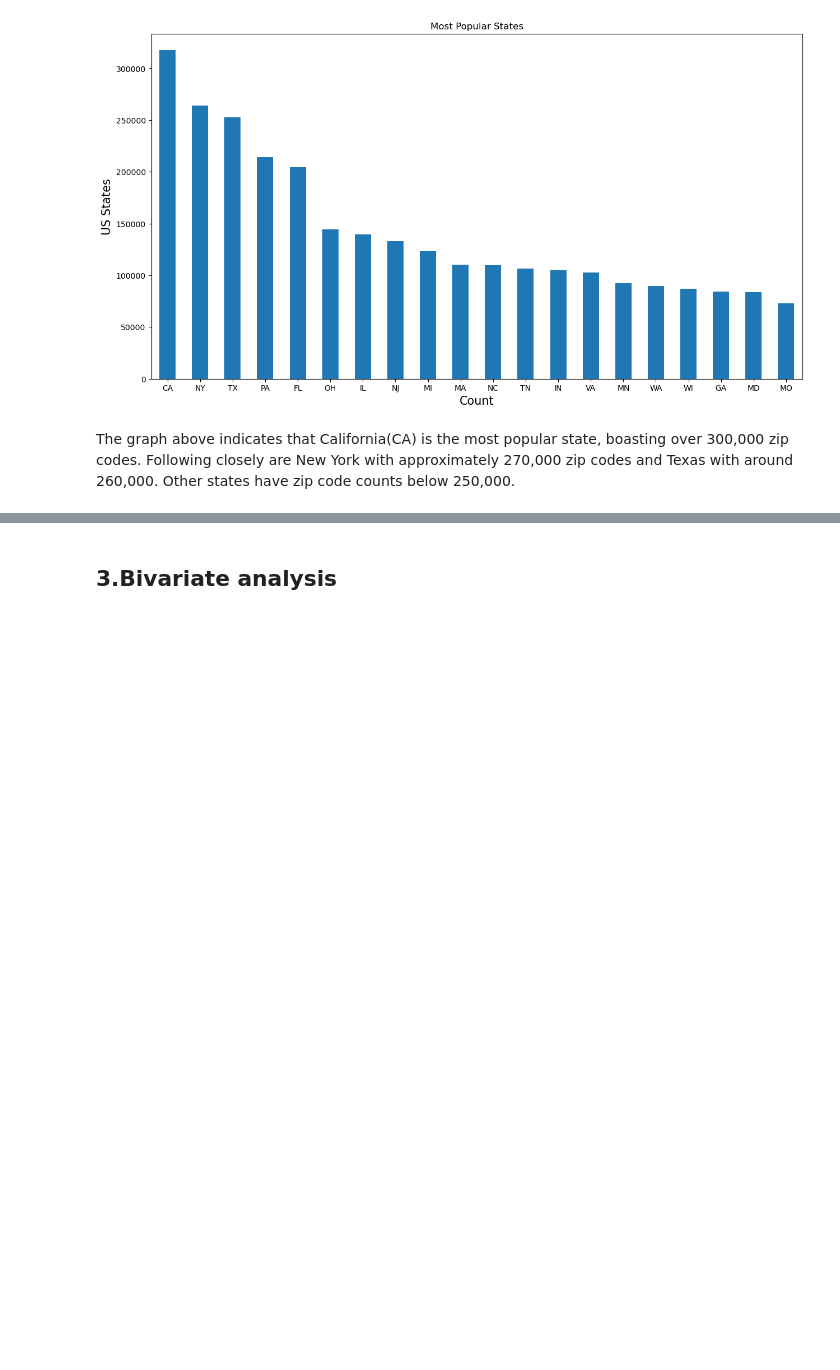
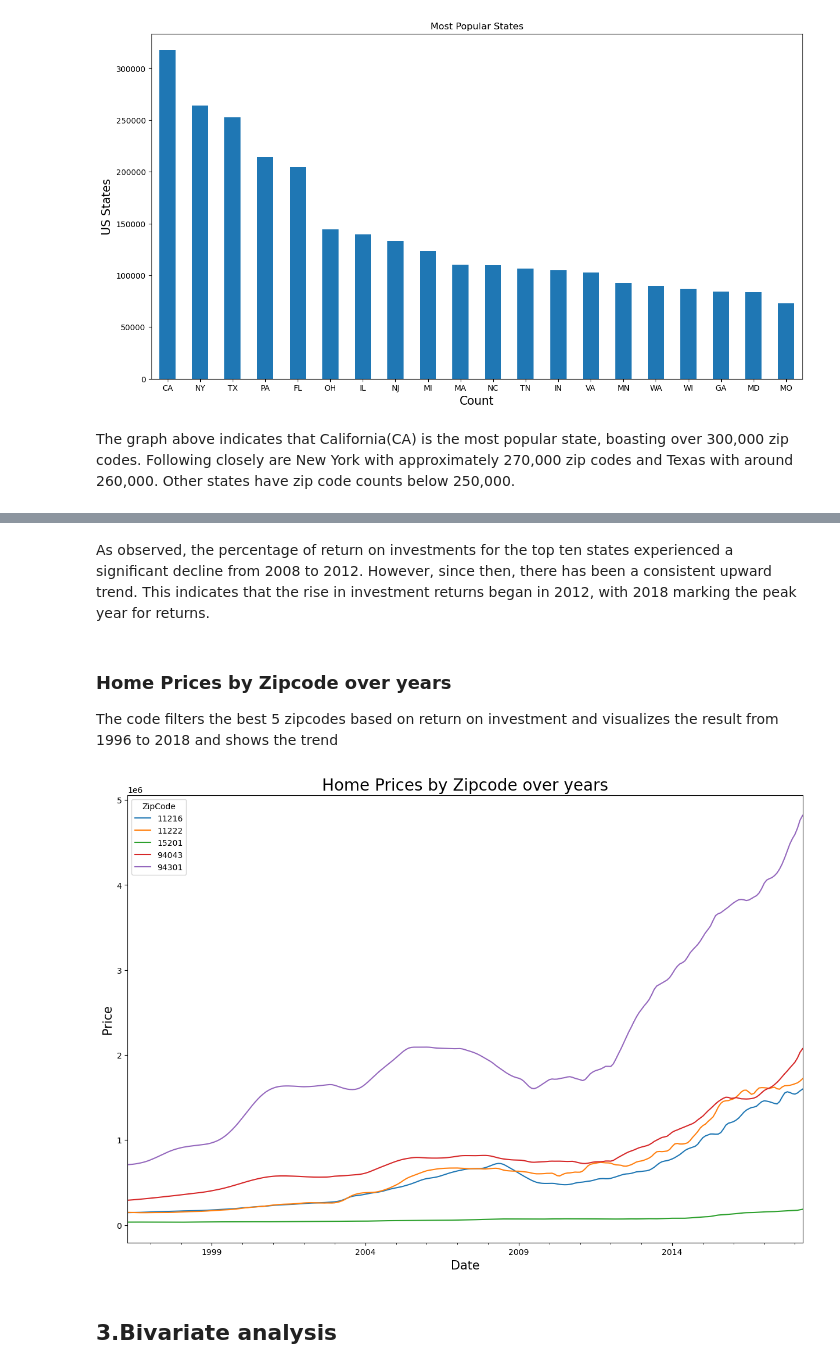
Before and after one commit to PaulMuniu/Phase-4-Group-Project, a Jupyter notebook: Student.ipynb, the cells around one changed output, grey strips where cells are left out. Saved outputs shown, nothing was run; the diff lists cells and outputs as text; code cells hidden in the pictures; blank space fills up the shorter version.

```diff
--- a/Student.ipynb
+++ b/Student.ipynb
@@ -520,0 +547,25 @@ The graph above indicates that California(CA) is the most popular state, boastin
+# %% [markdown]
+As observed, the percentage of return on investments for the top ten states experienced a significant decline from 2008 to 2012. However, since then, there has been a consistent upward trend. This indicates that the rise in investment returns began in 2012, with 2018 marking the peak year for returns.
+# %% [markdown]
+### Home Prices by Zipcode over years
+
+The code  filters the best 5 zipcodes based on return on investment and visualizes the result from 1996 to 2018 and shows the trend
+# %%
+# Filter form the top 5 zipcodes based on %ROI
+zipcodes = data.sort_values('%ROI', ascending=False)['ZipCode'].unique()[:5]
+top_5 = data[data['ZipCode'].isin(zipcodes)]
+
+# Group data by date and zipcode, and calculate the mean price for each group
+grouped = top_5.groupby(['Date', 'ZipCode']).mean().reset_index()
+
+# Pivot the data to get the zipcodes as columns and the dates as rows
+pivoted = grouped.pivot(index='Date', columns='ZipCode', values='Price')
+
+# Plot the data as a line graph
+pivoted.plot(kind='line', figsize=(15,10))
+plt.title('Home Prices by Zipcode over years',fontsize=20)
+plt.xlabel('Date',fontsize=15)
+plt.ylabel('Price',fontsize=15)
+plt.show()
+# %% [output]
+[figure, added]
```
Also changed, not shown: parts of 4 cells of this notebook.
